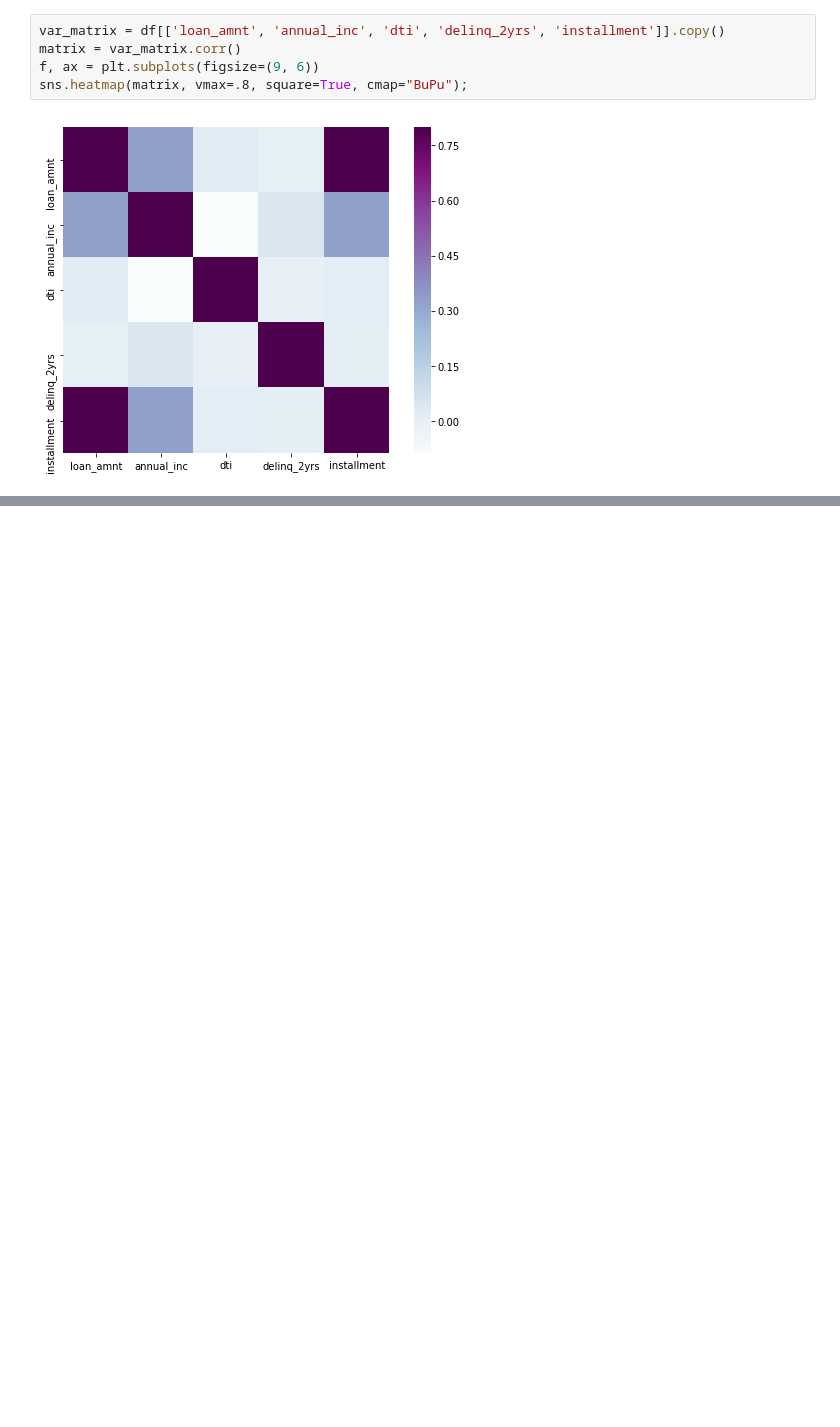
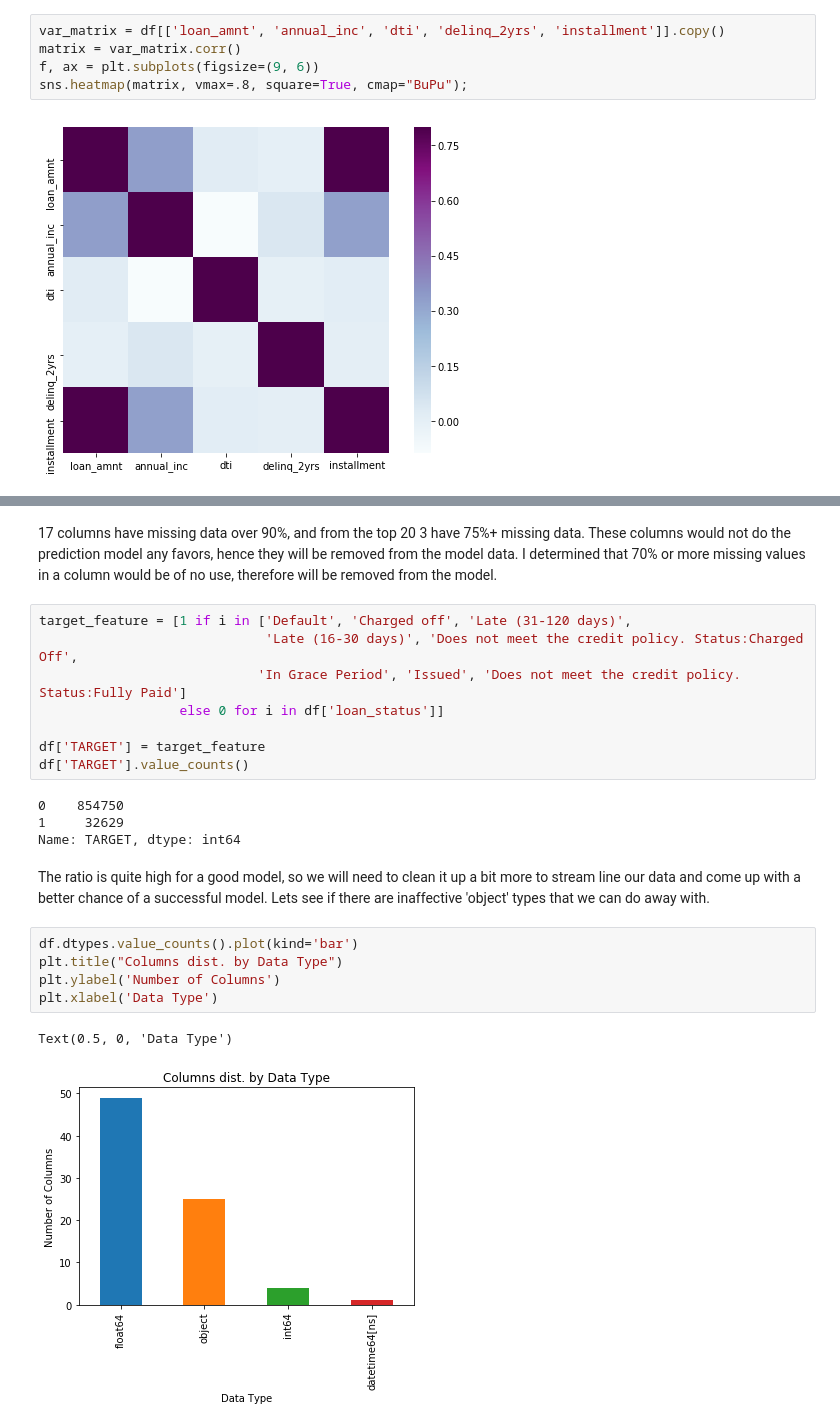
Before and after one commit to abbasqureshi7/LendingClubProject1, a Jupyter notebook: Lending Club Project 1.ipynb, the cells around one changed output, grey strips where cells are left out. Cells and saved outputs as stored; diff of their text form; blank space fills up the shorter version.

```diff
--- a/Lending Club Project 1.ipynb
+++ b/Lending Club Project 1.ipynb
@@ -622,0 +657,24 @@ sns.heatmap(matrix, vmax=.8, square=True, cmap="BuPu");
+# %% [markdown]
+17 columns have missing data over 90%, and from the top 20 3 have 75%+ missing data. These columns would not do the prediction model any favors, hence they will be removed from the model data. I determined that 70% or more missing values in a column would be of no use, therefore will be removed from the model.
+# %%
+target_feature = [1 if i in ['Default', 'Charged off', 'Late (31-120 days)',
+                             'Late (16-30 days)', 'Does not meet the credit policy. Status:Charged Off',
+                            'In Grace Period', 'Issued', 'Does not meet the credit policy. Status:Fully Paid']
+                  else 0 for i in df['loan_status']]
+
+df['TARGET'] = target_feature
+df['TARGET'].value_counts()
+# %% [output]
+0    854750
+1     32629
+Name: TARGET, dtype: int64
+# %% [markdown]
+The ratio is quite high for a good model, so we will need to clean it up a bit more to stream line our data and come up with a better chance of a successful model. Lets see if there are inaffective 'object' types that we can do away with.
+# %%
+df.dtypes.value_counts().plot(kind='bar')
+plt.title("Columns dist. by Data Type")
+plt.ylabel('Number of Columns')
+plt.xlabel('Data Type')
+# %% [output]
+Text(0.5, 0, 'Data Type')
+[figure, added]
```
Also changed, not shown: parts of 80 cells of this notebook.
